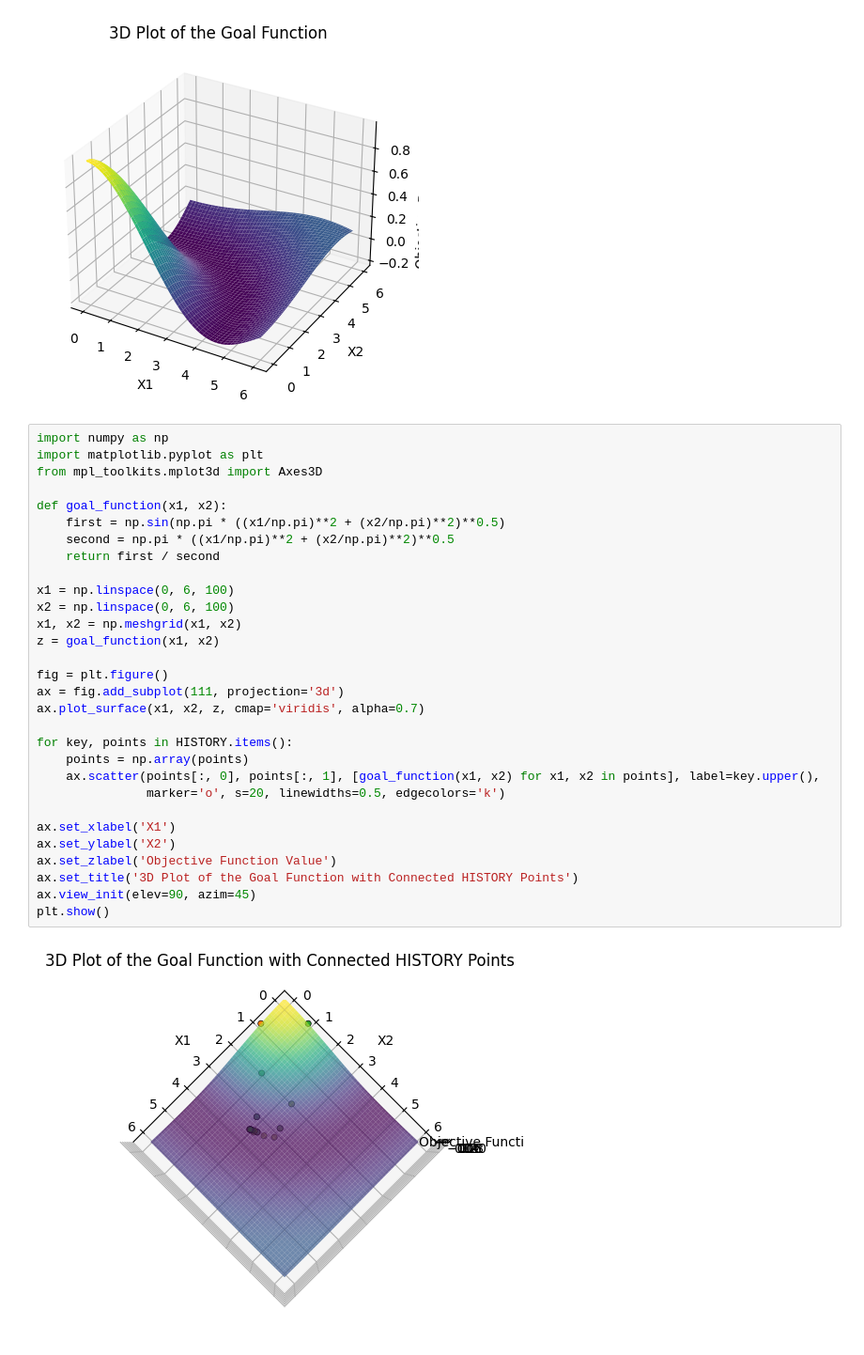
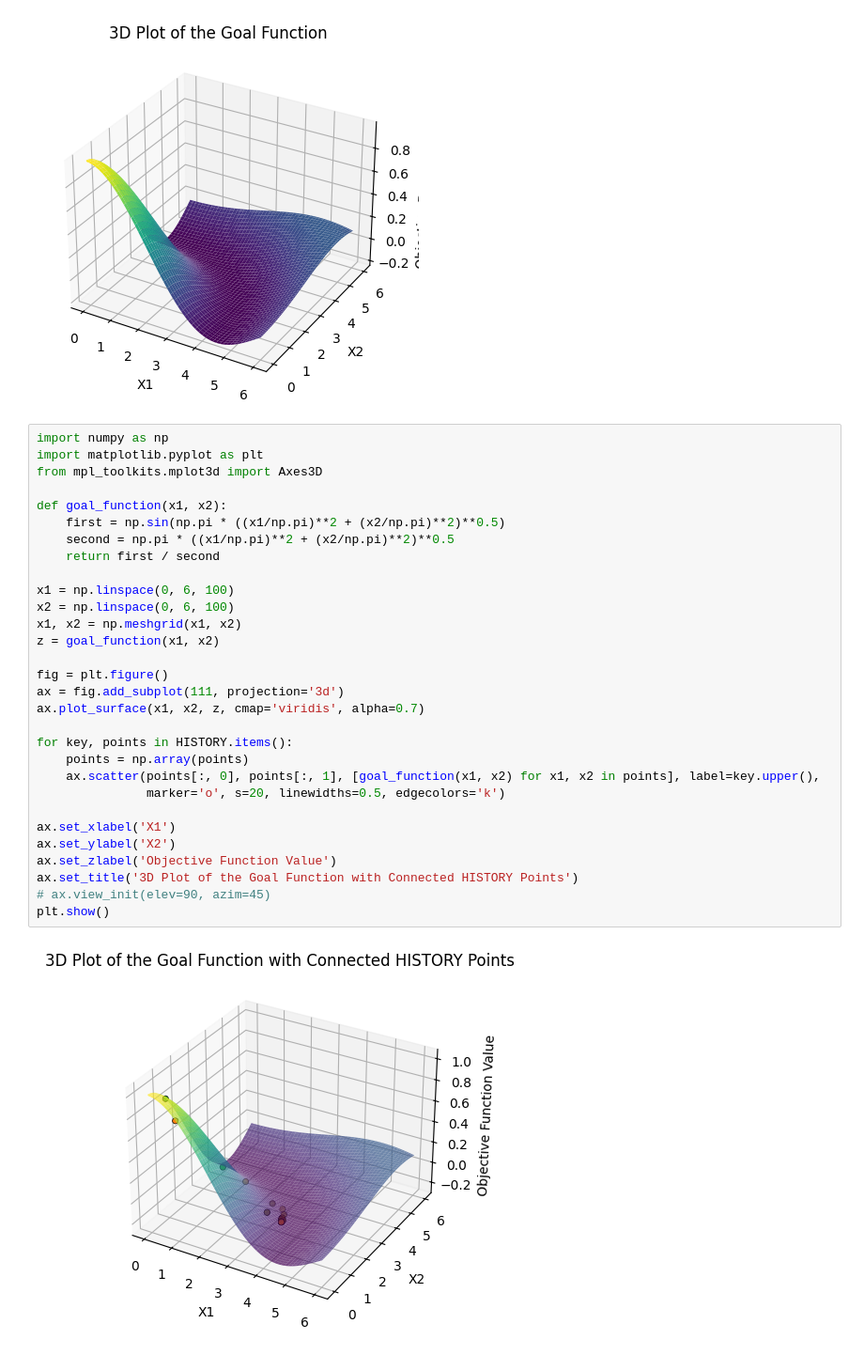
Before and after one commit to MKuzera/Optymalizacja-Projekt-2, a Jupyter notebook: LAB3/test.ipynb, the cells around one changed output. Shown at 94% size. Cells and saved outputs as stored; diff of their text form.

Commit message:
add_plot

```diff
--- a/LAB3/test.ipynb
+++ b/LAB3/test.ipynb
@@ -173,32 +173,32 @@ plt.show()
 # %%
 import numpy as np
 import matplotlib.pyplot as plt
 from mpl_toolkits.mplot3d import Axes3D
 
 def goal_function(x1, x2):
     first = np.sin(np.pi * ((x1/np.pi)**2 + (x2/np.pi)**2)**0.5)
     second = np.pi * ((x1/np.pi)**2 + (x2/np.pi)**2)**0.5
     return first / second
 
 x1 = np.linspace(0, 6, 100)
 x2 = np.linspace(0, 6, 100)
 x1, x2 = np.meshgrid(x1, x2)
 z = goal_function(x1, x2)
 
 fig = plt.figure()
 ax = fig.add_subplot(111, projection='3d')
 ax.plot_surface(x1, x2, z, cmap='viridis', alpha=0.7)
 
 for key, points in HISTORY.items():
     points = np.array(points)
     ax.scatter(points[:, 0], points[:, 1], [goal_function(x1, x2) for x1, x2 in points], label=key.upper(),
                marker='o', s=20, linewidths=0.5, edgecolors='k')
 
 ax.set_xlabel('X1')
 ax.set_ylabel('X2')
 ax.set_zlabel('Objective Function Value')
 ax.set_title('3D Plot of the Goal Function with Connected HISTORY Points')
-ax.view_init(elev=90, azim=45)
+# ax.view_init(elev=90, azim=45)
 plt.show()
 # %% [output]
-[figure, old version]
+[figure, new version]
```
